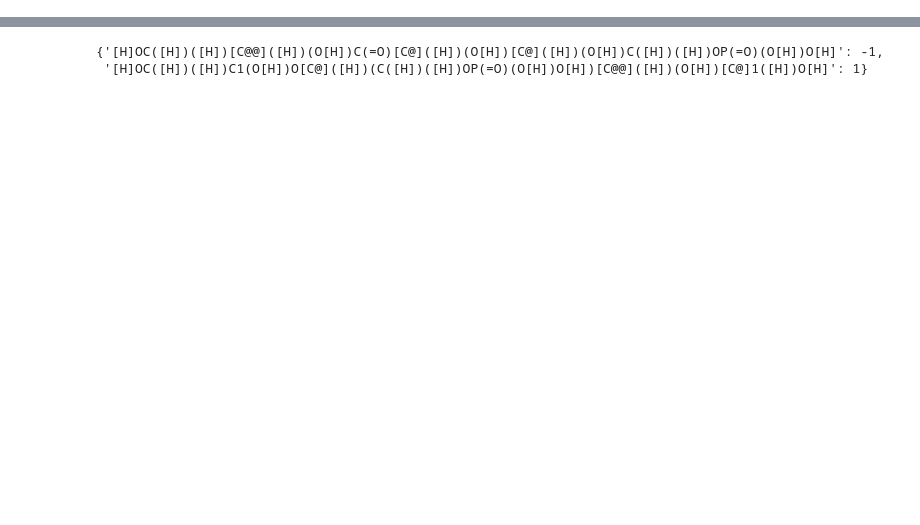
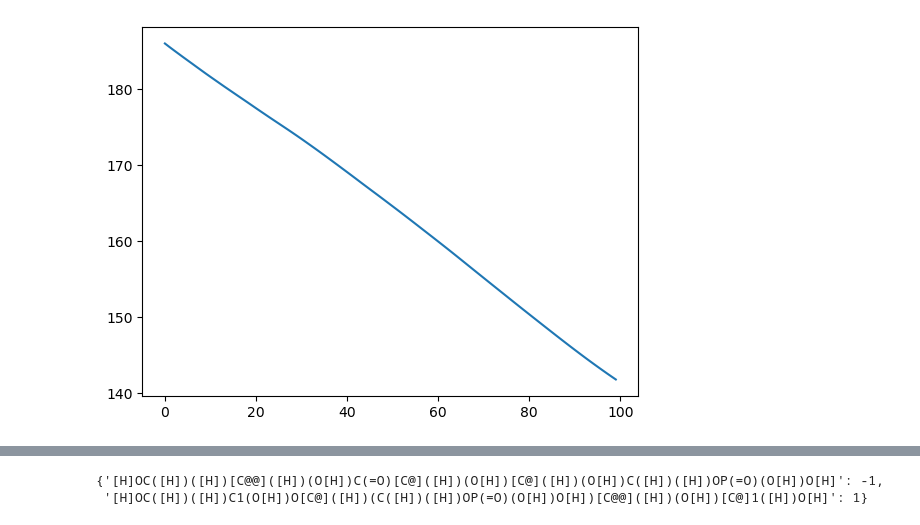
Before and after one commit to arne-cl/dGbyG, a Jupyter notebook: test.ipynb, the cells around one changed output, grey strips where cells are left out. Cells and saved outputs as stored; diff of their text form; code cells hidden in the pictures; blank space fills up the shorter version.

```diff
--- a/test.ipynb
+++ b/test.ipynb
@@ -21,0 +25,9 @@ get_pKa(m, source='chemaxon')
+# %%
+train_dataset = Train_Dataset(tecrdb, equation_column='reaction', dG_column='nontrans_standard_dg_primes')
+# %%
+network = MP_network(emb_dim=200, num_layer=2)
+# %%
+model = Model()
+model.network = network
+# %%
+Loss, Result_df = model.cross_validation(train_dataset, mode=10, epochs=100, lr=1e-4)
@@ -21,0 +43,6 @@ get_pKa(m, source='chemaxon')
+# %%
+plt.plot(Loss.mean(axis=0))
+
+plt.show()
+# %% [output]
+[figure, added]
```
Also changed, not shown: parts of 62 cells of this notebook, 20 other files.
